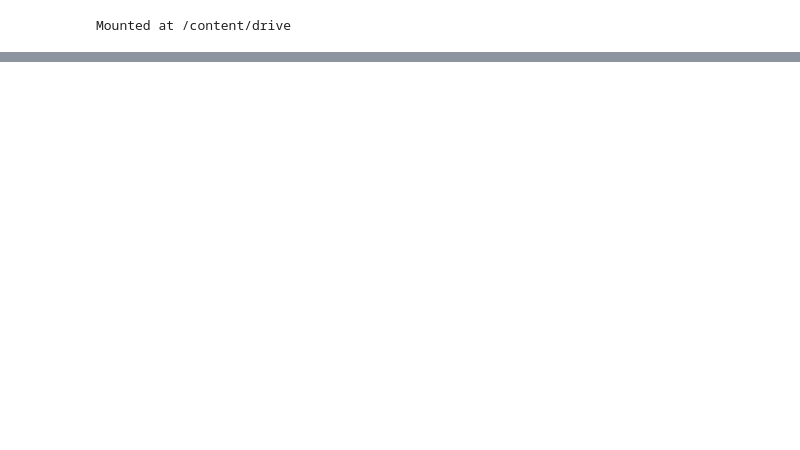
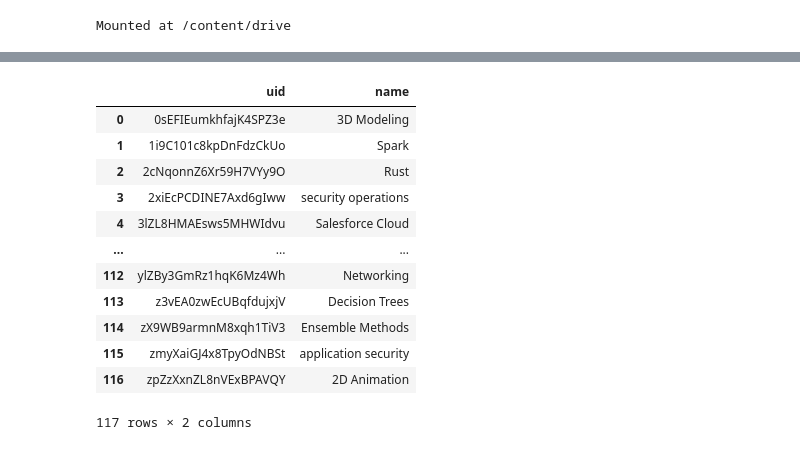
Before and after one commit to Collabolio/collabolio-model, a Jupyter notebook: Model_for_Skill.ipynb, the cells around one changed output, grey strips where cells are left out. Saved outputs shown, nothing was run; the diff lists cells and outputs as text; code cells hidden in the pictures; blank space fills up the shorter version.

```diff
--- a/Model_for_Skill.ipynb
+++ b/Model_for_Skill.ipynb
@@ -90,3 +148,20 @@ user
+# %%
+skill = pd.DataFrame(skillData)
+skill
+# %% [output]
+|  | uid | name |
+| 0 | 0sEFIEumkhfajK4SPZ3e | 3D Modeling |
+| 1 | 1i9C101c8kpDnFdzCkUo | Spark |
+| 2 | 2cNqonnZ6Xr59H7VYy9O | Rust |
+| 3 | 2xiEcPCDINE7Axd6gIww | security operations |
+| 4 | 3lZL8HMAEsws5MHWIdvu | Salesforce Cloud |
+| ... | ... | ... |
+| 112 | ylZBy3GmRz1hqK6Mz4Wh | Networking |
+| 113 | z3vEA0zwEcUBqfdujxjV | Decision Trees |
+| 114 | zX9WB9armnM8xqh1TiV3 | Ensemble Methods |
+| 115 | zmyXaiGJ4x8TpyOdNBSt | application security |
+| 116 | zpZzXxnZL8nVExBPAVQY | 2D Animation |
+117 rows × 2 columns
 # %%
 user = tf.data.Dataset.from_tensor_slices(dict(user))
 skill = tf.data.Dataset.from_tensor_slices(dict(skill))
```
Also changed, not shown: parts of 19 cells of this notebook, 3 other files.
